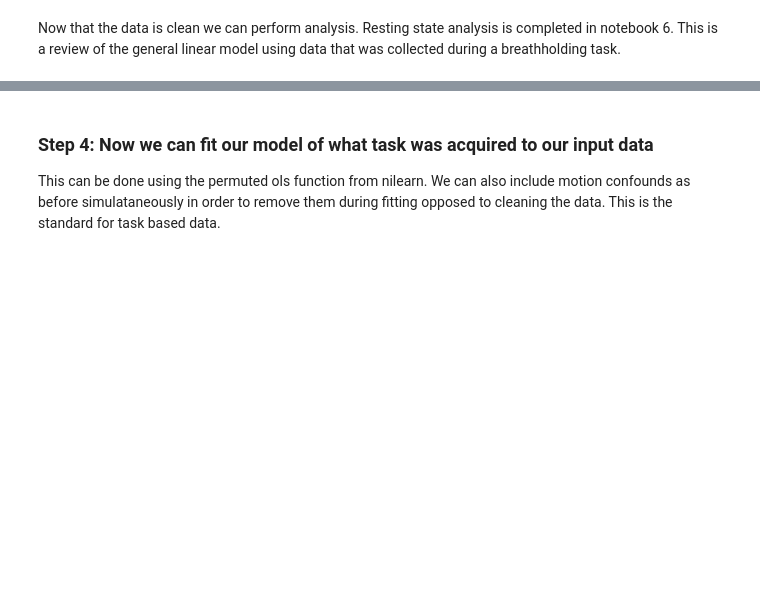
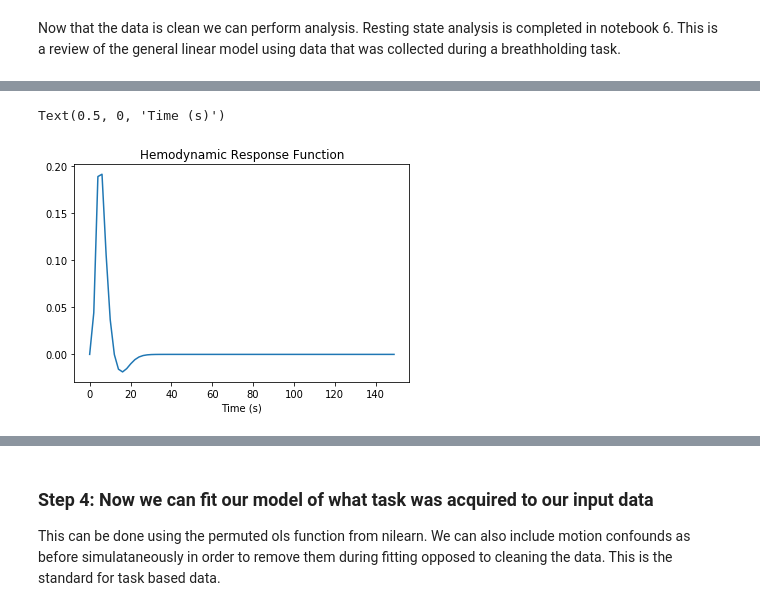
Before and after one commit to carpentries-incubator/SDC-BIDS-fMRI, a Jupyter notebook: bin/05a_general-linear-model-task-based_solutions.ipynb, the cells around one changed output, grey strips where cells are left out. Saved outputs shown, nothing was run; the diff lists cells and outputs as text; code cells hidden in the pictures; blank space fills up the shorter version.

```diff
--- a/bin/05a_general-linear-model-task-based_solutions.ipynb
+++ b/bin/05a_general-linear-model-task-based_solutions.ipynb
@@ -108,0 +50,10 @@ display = plot_stat_map(func_results, mean_fmri_img,
+# %%
+from nipy.modalities.fmri.hrf import spmt
+
+hrf = spmt(times)
+plt.plot(times, hrf)
+plt.title('Hemodynamic Response Function')
+plt.xlabel('Time (s)')
+# %% [output]
+Text(0.5, 0, 'Time (s)')
+[figure, added]
```
Also changed, not shown: parts of 15 cells of this notebook.
